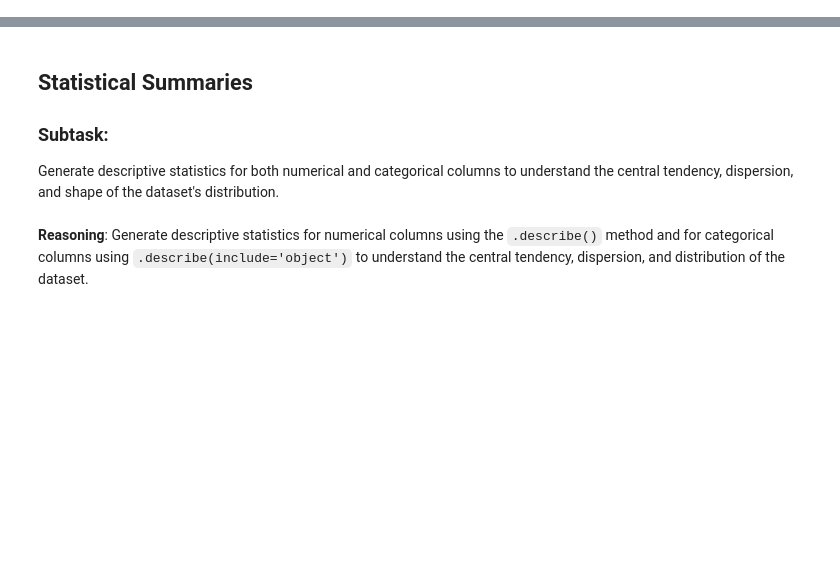
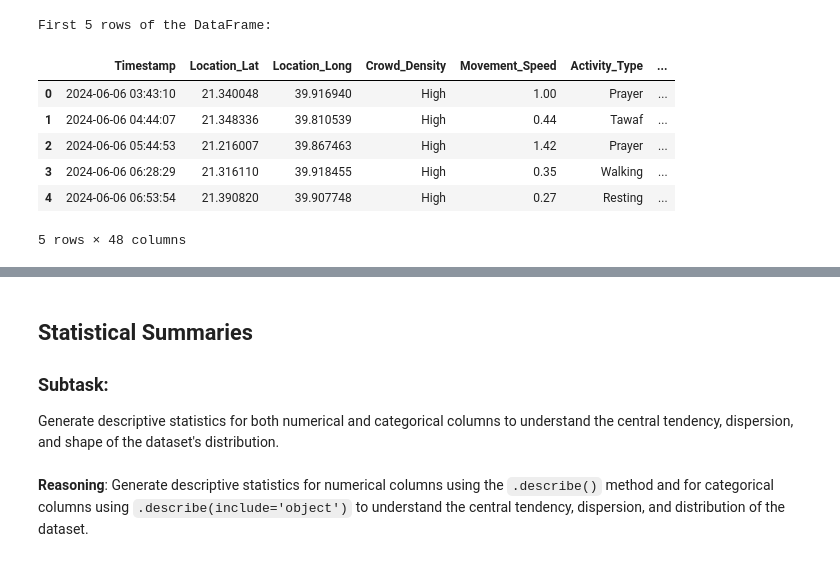
Before and after one commit to Renad110/IT362, a Jupyter notebook: Untitled2.ipynb, the cells around one changed output, grey strips where cells are left out. Drawn from its saved outputs; the diff is of its cells as text; code cells hidden in the pictures; blank space fills up the shorter version.

```diff
--- a/Untitled2.ipynb
+++ b/Untitled2.ipynb
@@ -2,0 +10,18 @@
+# %%
+import pandas as pd
+
+# Load the CSV file into a pandas DataFrame
+df = pd.read_csv('/content/sample_data/merged_output.csv')
+
+# Display the first 5 rows of the DataFrame
+print("First 5 rows of the DataFrame:")
+df.head()
+# %% [output]
+First 5 rows of the DataFrame:
+|  | Timestamp | Location_Lat | Location_Long | Crowd_Density | Movement_Speed | Activity_Type | ... |
+| 0 | 2024-06-06 03:43:10 | 21.340048 | 39.916940 | High | 1.00 | Prayer | ... |
+| 1 | 2024-06-06 04:44:07 | 21.348336 | 39.810539 | High | 0.44 | Tawaf | ... |
+| 2 | 2024-06-06 05:44:53 | 21.216007 | 39.867463 | High | 1.42 | Prayer | ... |
+| 3 | 2024-06-06 06:28:29 | 21.316110 | 39.918455 | High | 0.35 | Walking | ... |
+| 4 | 2024-06-06 06:53:54 | 21.390820 | 39.907748 | High | 0.27 | Resting | ... |
+5 rows × 48 columns
```
Also changed, not shown: parts of 27 cells of this notebook.
